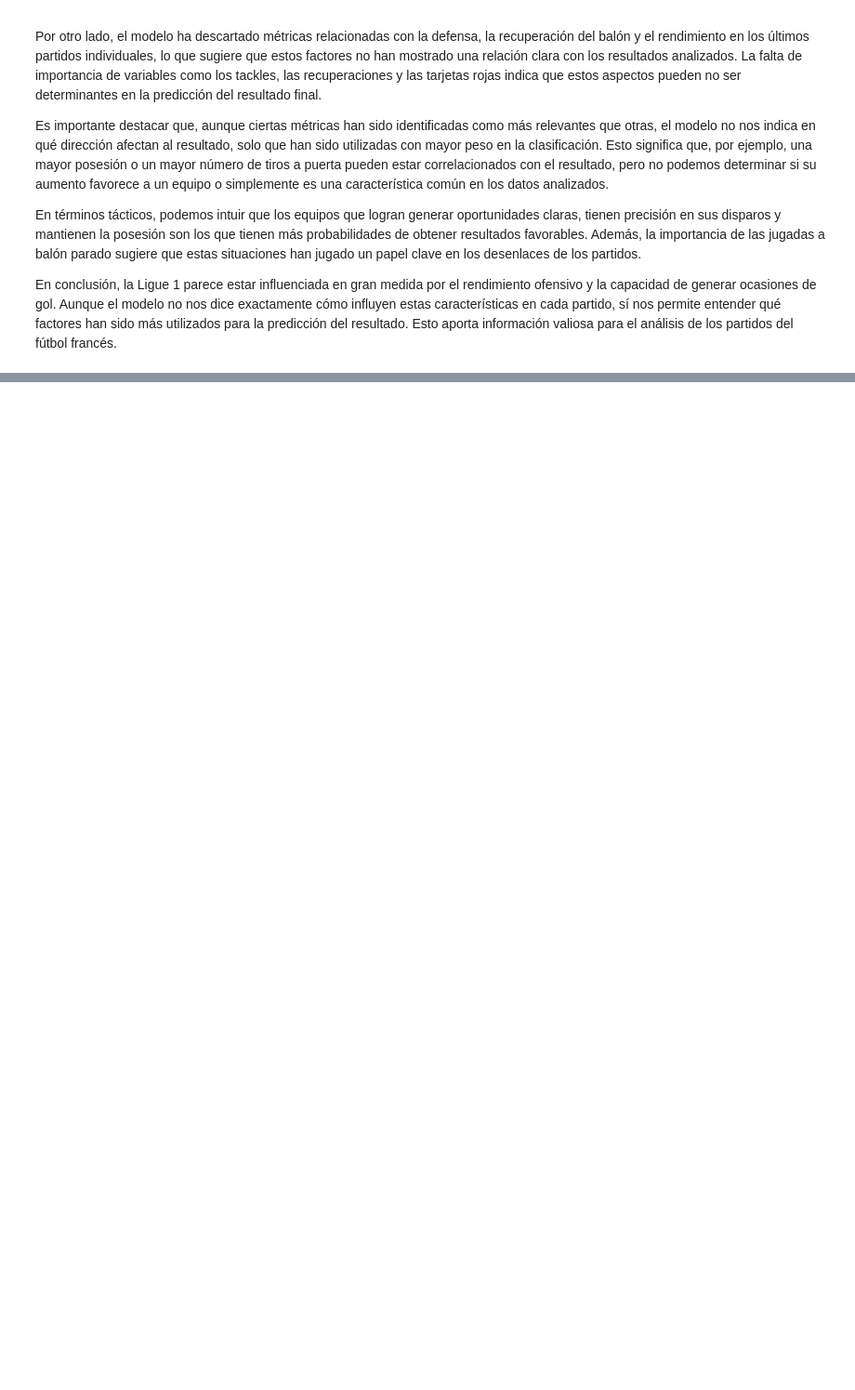
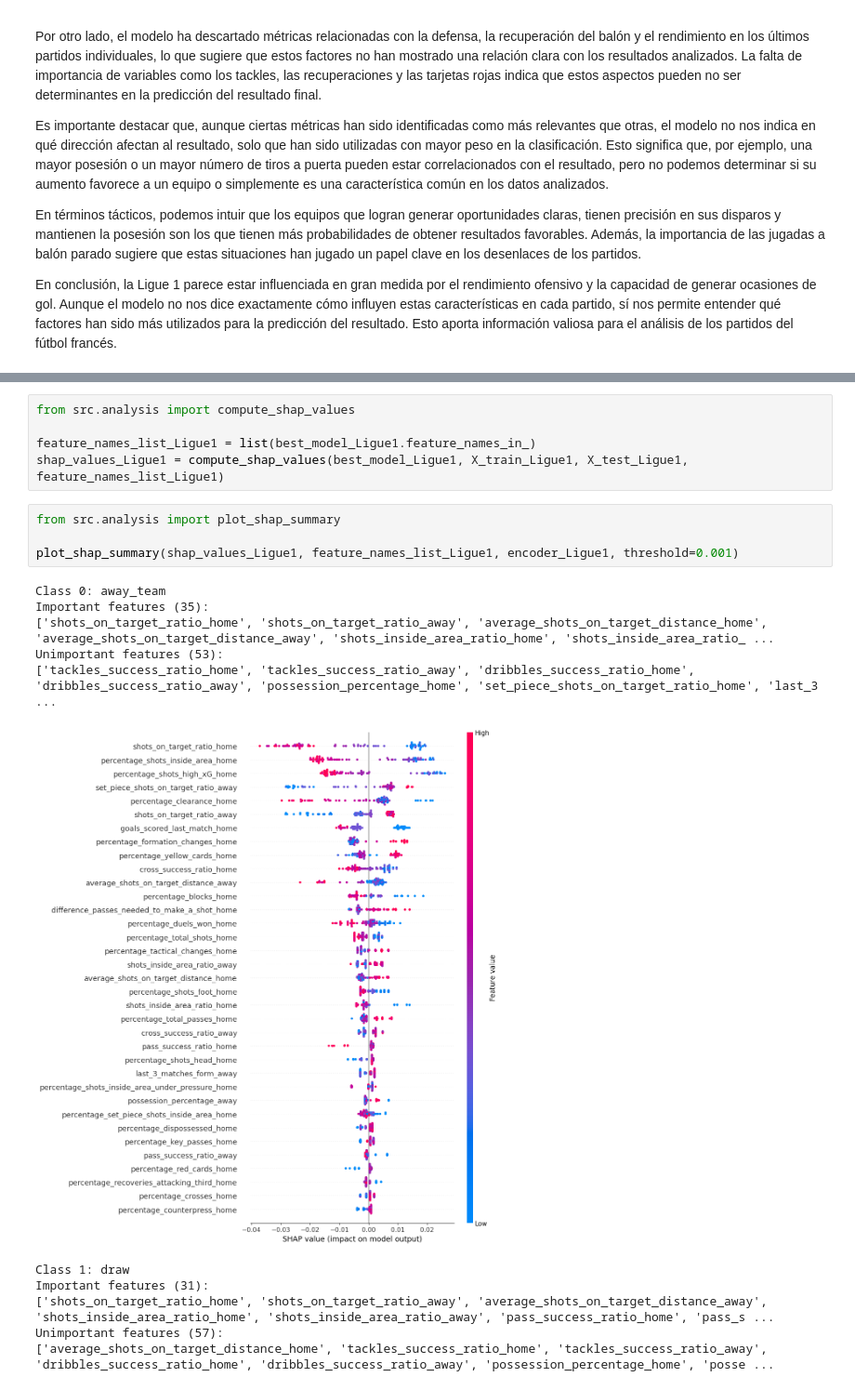
Before and after one commit to Jaime-Linares/DataAnalysis-FootySage, a Jupyter notebook: 2_analysis_Ligue1.ipynb, the cells around one changed output, grey strips where cells are left out. Shown at 93% size. Saved outputs shown, nothing was run; the diff lists cells and outputs as text; blank space fills up the shorter version.

Commit message:
[feat] first part of local analysis of Ligue 1 done

```diff
--- a/2_analysis_Ligue1.ipynb
+++ b/2_analysis_Ligue1.ipynb
@@ -115,0 +132,21 @@ En conclusión, la Ligue 1 parece estar influenciada en gran medida por el rendi
+# %%
+from src.analysis import compute_shap_values
+
+feature_names_list_Ligue1 = list(best_model_Ligue1.feature_names_in_)
+shap_values_Ligue1 = compute_shap_values(best_model_Ligue1, X_train_Ligue1, X_test_Ligue1, feature_names_list_Ligue1)
+# %%
+from src.analysis import plot_shap_summary
+
+plot_shap_summary(shap_values_Ligue1, feature_names_list_Ligue1, encoder_Ligue1, threshold=0.001)
+# %% [output]
+Class 0: away_team
+Important features (35):
+['shots_on_target_ratio_home', 'shots_on_target_ratio_away', 'average_shots_on_target_distance_home', 'average_shots_on_target_distance_away', 'shots_inside_area_ratio_home', 'shots_inside_area_ratio_ ...
+Unimportant features (53):
+['tackles_success_ratio_home', 'tackles_success_ratio_away', 'dribbles_success_ratio_home', 'dribbles_success_ratio_away', 'possession_percentage_home', 'set_piece_shots_on_target_ratio_home', 'last_3 ...
+[figure, added]
+Class 1: draw
+Important features (31):
+['shots_on_target_ratio_home', 'shots_on_target_ratio_away', 'average_shots_on_target_distance_away', 'shots_inside_area_ratio_home', 'shots_inside_area_ratio_away', 'pass_success_ratio_home', 'pass_s ...
+Unimportant features (57):
+['average_shots_on_target_distance_home', 'tackles_success_ratio_home', 'tackles_success_ratio_away', 'dribbles_success_ratio_home', 'dribbles_success_ratio_away', 'possession_percentage_home', 'posse ...
```
Also changed, not shown: parts of 4 cells of this notebook.
